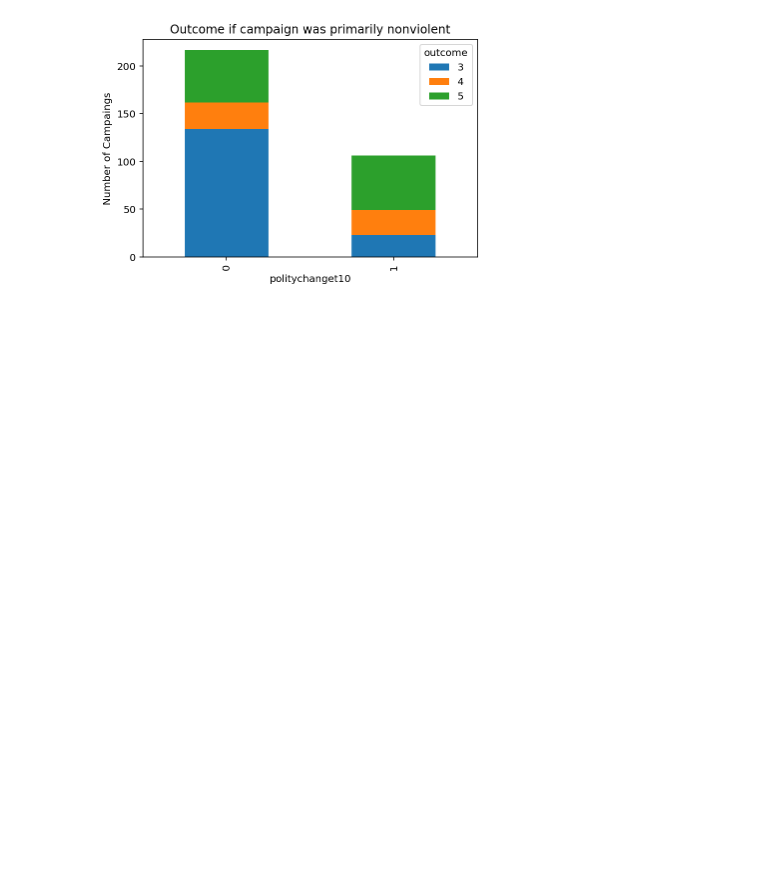
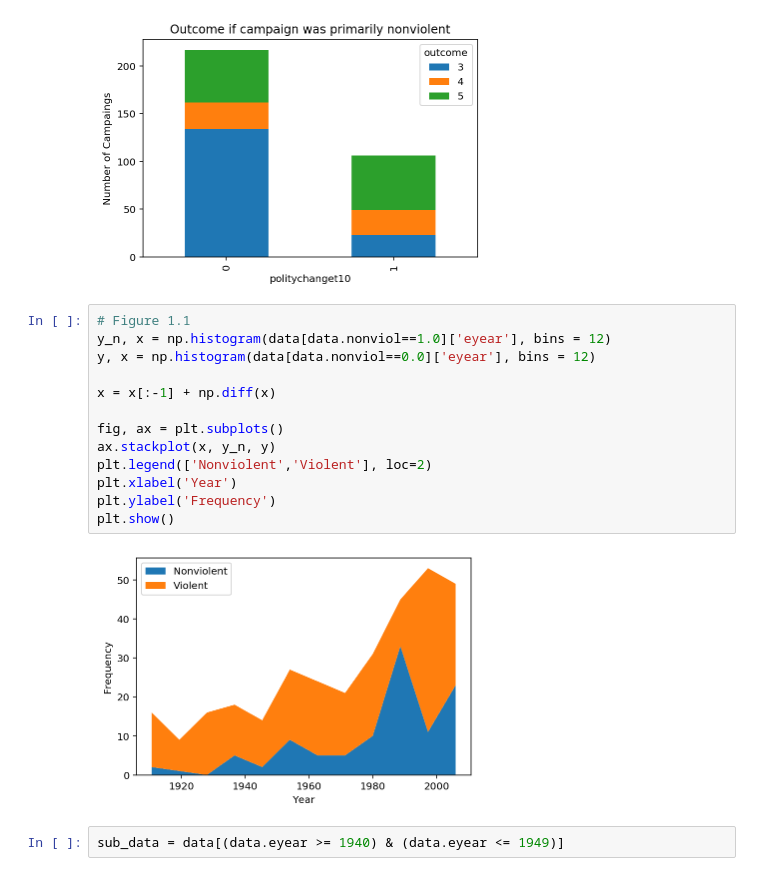
Before and after one commit to orlando-trejo/ginsberg-center-tutorials, a Jupyter notebook: ginsberg-tutorials-python/data_load_explore.ipynb, the cells around one changed output. Cells and saved outputs as stored; diff of their text form; blank space fills up the shorter version.

Commit message:
Update jupyter notebook with Chapter 1 plots

```diff
--- a/ginsberg-tutorials-python/data_load_explore.ipynb
+++ b/ginsberg-tutorials-python/data_load_explore.ipynb
@@ -147,3 +148,20 @@ plt.xlabel('politychanget10')
 plt.show()
 # %% [output]
 [figure]
+# %%
+# Figure 1.1
+y_n, x = np.histogram(data[data.nonviol==1.0]['eyear'], bins = 12)
+y, x = np.histogram(data[data.nonviol==0.0]['eyear'], bins = 12)
+
+x = x[:-1] + np.diff(x)
+
+fig, ax = plt.subplots()
+ax.stackplot(x, y_n, y)
+plt.legend(['Nonviolent','Violent'], loc=2)
+plt.xlabel('Year')
+plt.ylabel('Frequency')
+plt.show()
+# %% [output]
+[figure, added]
+# %%
+sub_data = data[(data.eyear >= 1940) & (data.eyear <= 1949)]
```
Also changed, not shown: parts of 16 cells of this notebook.
